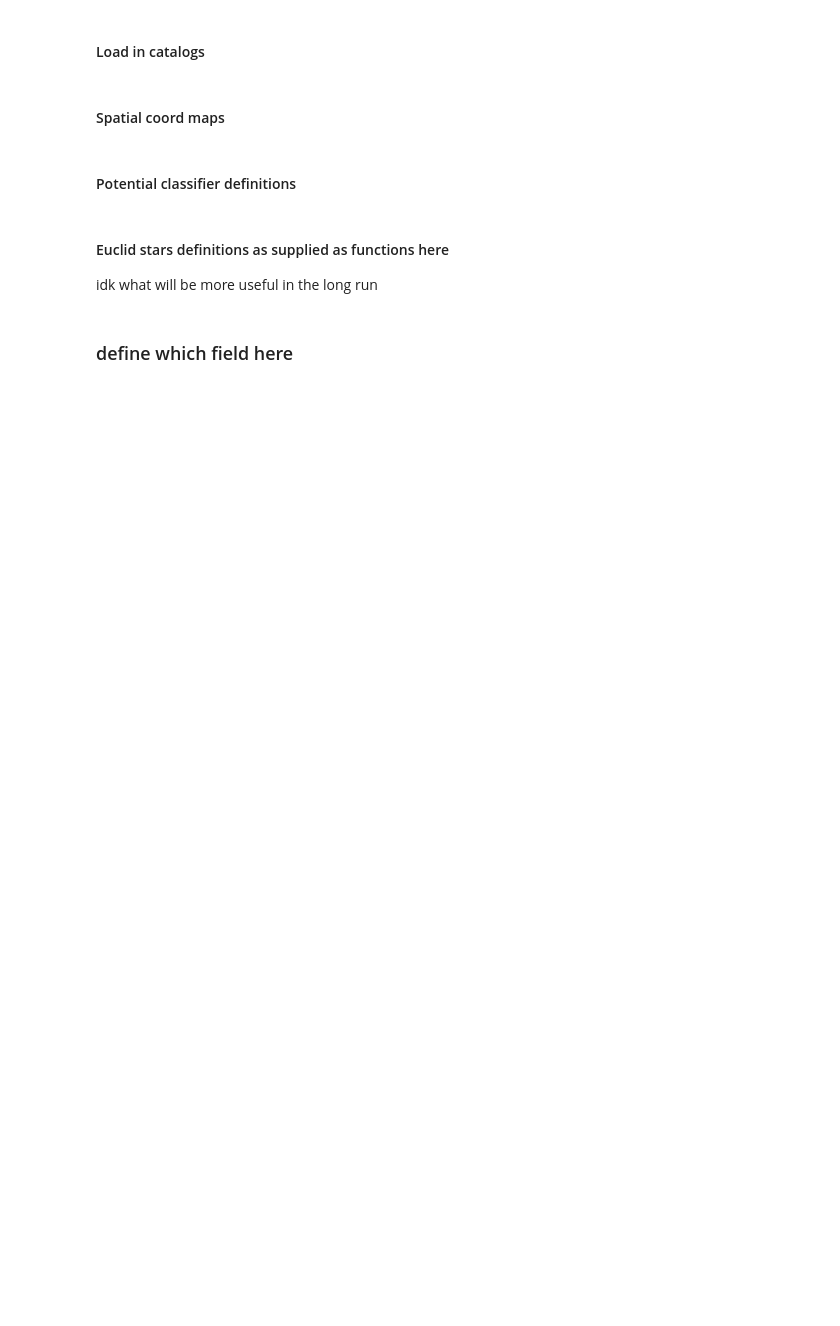
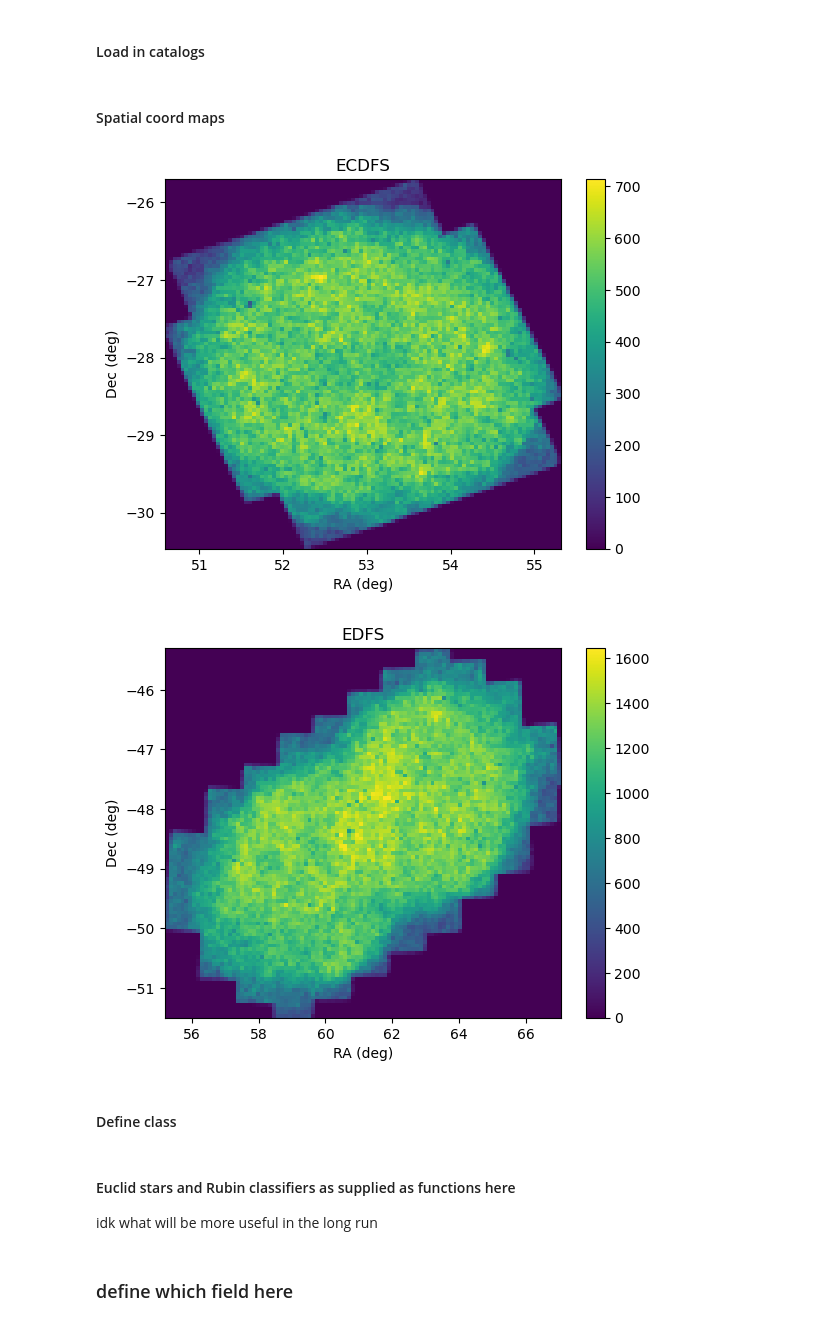
Before and after one commit to LSSTDESC/ufd_alfred, a Jupyter notebook: star_gal_sep.ipynb, the cells around one changed output. Cells and saved outputs as stored; diff of their text form; code cells hidden in the pictures; blank space fills up the shorter version.

```diff
--- a/star_gal_sep.ipynb
+++ b/star_gal_sep.ipynb
@@ -67,26 +39,22 @@ def data_cleaning(merged_df, lsst_bands, euclid_bands, snr=5):
 # %% [markdown]
 #### Spatial coord maps
 # %%
-'''
-NSIDE = 4096
-ecdfs_map = hp.ang2pix(NSIDE, ecdfs['coord_ra'], ecdfs['coord_dec'], lonlat=True, nest=True)
-#fig, ax = plt.subplots(figsize=(12, 8))
-#sp = skyproj.MollweideSkyproj(ax=ax)
-hp.mollview(ecdfs_map, nest=True)
-'''
 _, _, _, im = plt.hist2d(ecdfs['coord_ra'], ecdfs['coord_dec'], bins=100)
 plt.colorbar(im)
 plt.title('ECDFS')
 plt.ylabel("Dec (deg)")
 plt.xlabel("RA (deg)")
+plt.savefig(my_plotspath+'/spatial_coordinates/dp2_ecdfs_precleaning.png')
 plt.show()
 _, _, _, im = plt.hist2d(edfs['coord_ra'], edfs['coord_dec'], bins=100)
 plt.colorbar(im)
 plt.title('EDFS')
 plt.ylabel("Dec (deg)")
 plt.xlabel("RA (deg)")
+plt.savefig(my_plotspath+'/spatial_coordinates/dp2_edfs_precleaning.png')
 plt.show()
-
-## still seem to be missing some tracts ....
+# %% [output]
+[figure, added]
+[figure, added]
 # %% [markdown]
-#### Potential classifier definitions
+#### Define class
@@ -163,5 +141,5 @@ class DataFrame():
 # %% [markdown]
-#### Euclid stars definitions as supplied as functions here
+#### Euclid stars and Rubin classifiers as supplied as functions here
 idk what will be more useful in the long run
 # %%
 def euclid_stars_mask(data, method):
```
Also changed, not shown: parts of 25 cells of this notebook, 4 other files.
